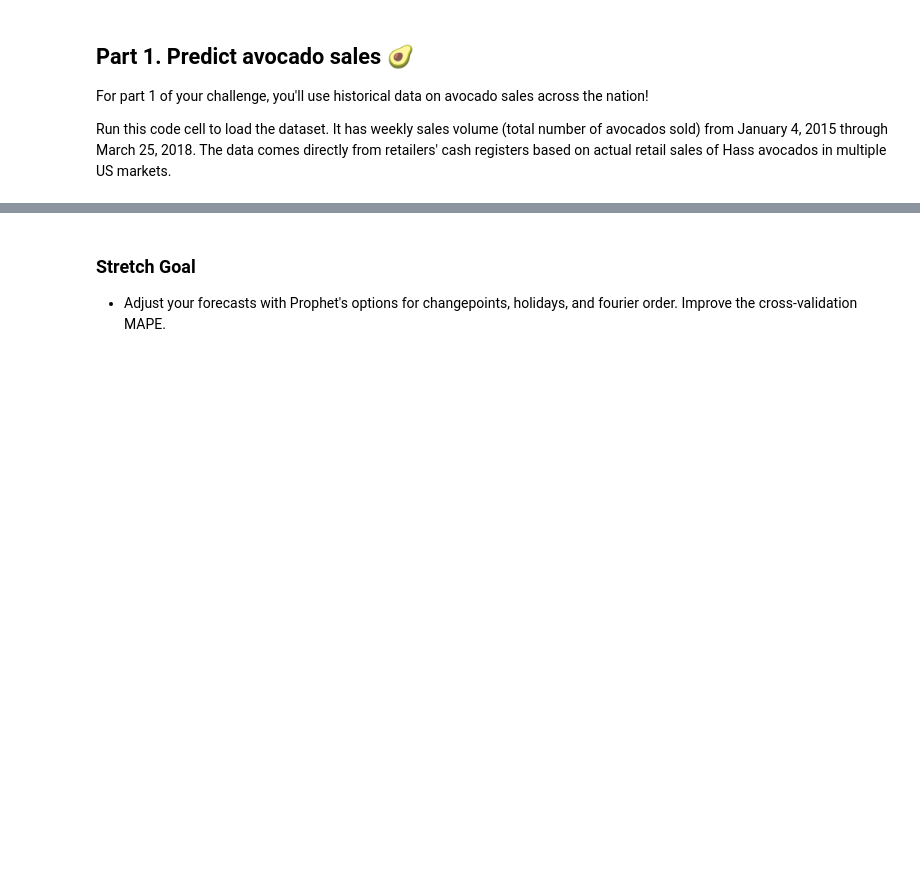
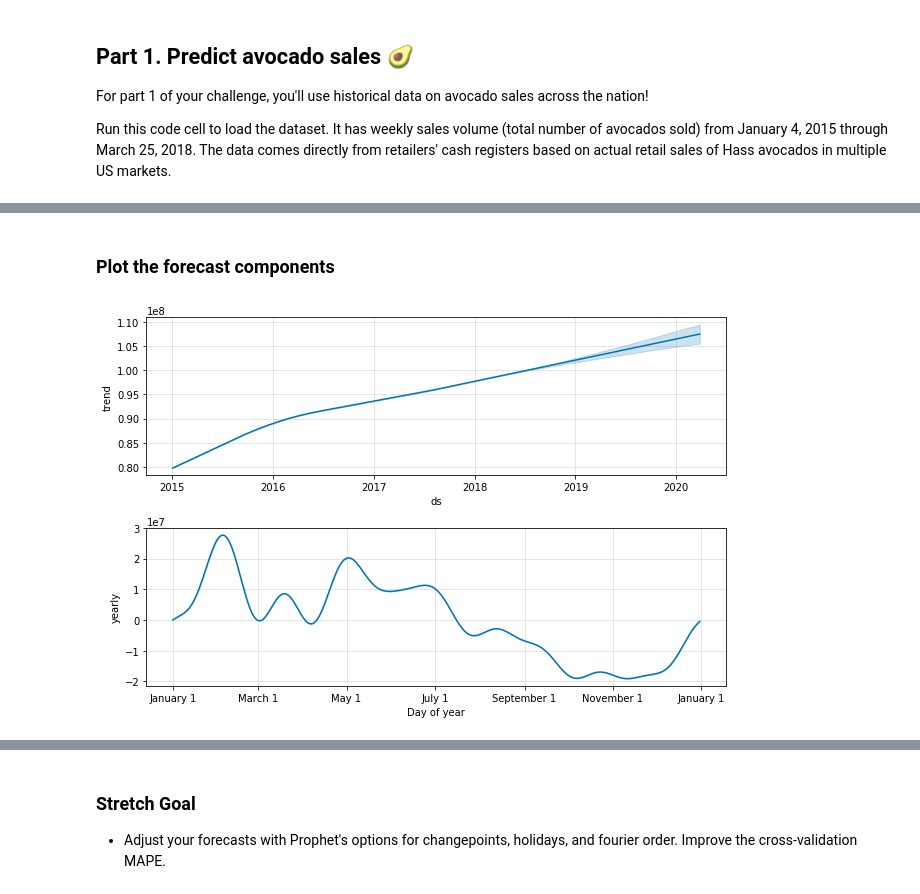
Before and after one commit to bloominstituteoftechnology/DS-Unit-2-Regression-1, a Jupyter notebook: DS_Sprint_Challenge_6_Regression_1.ipynb, the cells around one changed output, grey strips where cells are left out. Cells and saved outputs as stored; diff of their text form; code cells hidden in the pictures; blank space fills up the shorter version.

```diff
--- a/DS_Sprint_Challenge_6_Regression_1.ipynb
+++ b/DS_Sprint_Challenge_6_Regression_1.ipynb
@@ -36,0 +84,6 @@ You can be confident you've done it correctly when your plots look similar to th
+# %% [markdown]
+### Plot the forecast components
+# %%
+fig2 = m.plot_components(forecast)
+# %% [output]
+[figure, added]
```
Also changed, not shown: parts of 41 cells of this notebook, 1 other file.
